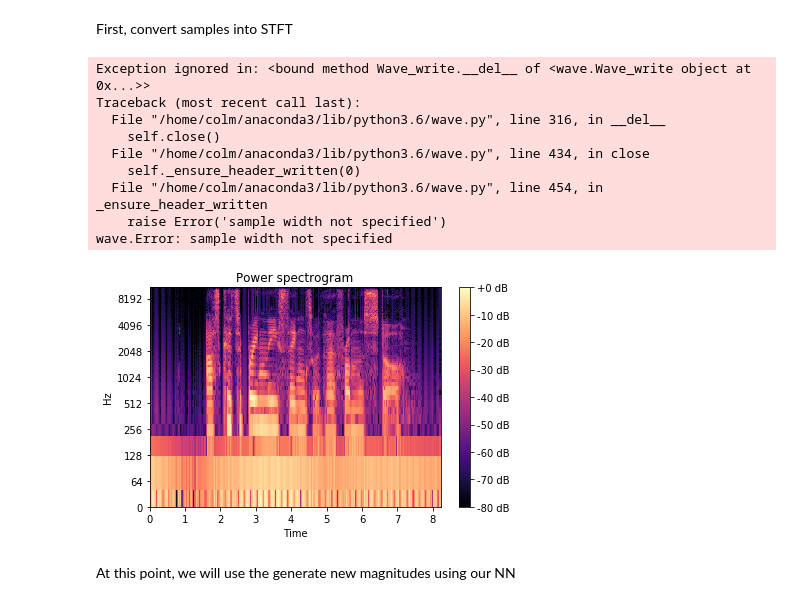
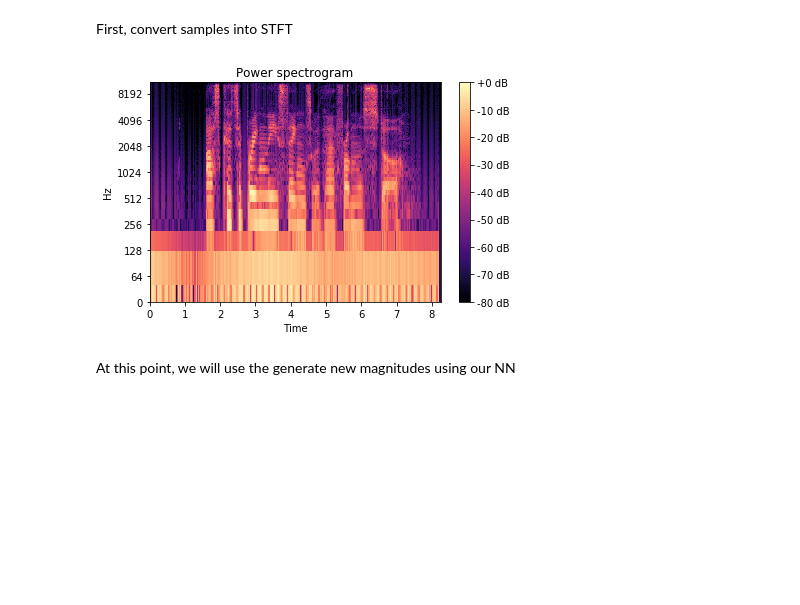
Before and after one commit to cseale/fix-it-in-post.net, a Jupyter notebook: notebooks/preprocessing.ipynb, the cells around one changed output. Drawn from its saved outputs; the diff is of its cells as text; code cells hidden in the pictures; blank space fills up the shorter version.

```diff
--- a/notebooks/preprocessing.ipynb
+++ b/notebooks/preprocessing.ipynb
@@ -64,21 +64,12 @@ D = librosa.stft(y_pad.astype(np.float32),
     hop_length = overlap)
 magnitude, phase = librosa.magphase(D)
 # %%
-librosa.display.specshow(librosa.amplitude_to_db(mag, ref=np.max), y_axis='log', x_axis='time')
+librosa.display.specshow(librosa.amplitude_to_db(magnitude, ref=np.max), y_axis='log', x_axis='time')
 plt.title('Power spectrogram')
 plt.colorbar(format='%+2.0f dB')
 plt.tight_layout()
 # %% [output]
-Exception ignored in: <bound method Wave_write.__del__ of <wave.Wave_write object at 0x...>>
-Traceback (most recent call last):
-  File "/home/colm/anaconda3/lib/python3.6/wave.py", line 316, in __del__
-    self.close()
-  File "/home/colm/anaconda3/lib/python3.6/wave.py", line 434, in close
-    self._ensure_header_written(0)
-  File "/home/colm/anaconda3/lib/python3.6/wave.py", line 454, in _ensure_header_written
-    raise Error('sample width not specified')
-wave.Error: sample width not specified
-[figure, old version]
+[figure, new version]
 # %% [markdown]
 At this point, we will use the generate new magnitudes using our NN
 # %% [markdown]
```
Also changed, not shown: parts of 5 cells of this notebook, 1 other file.
